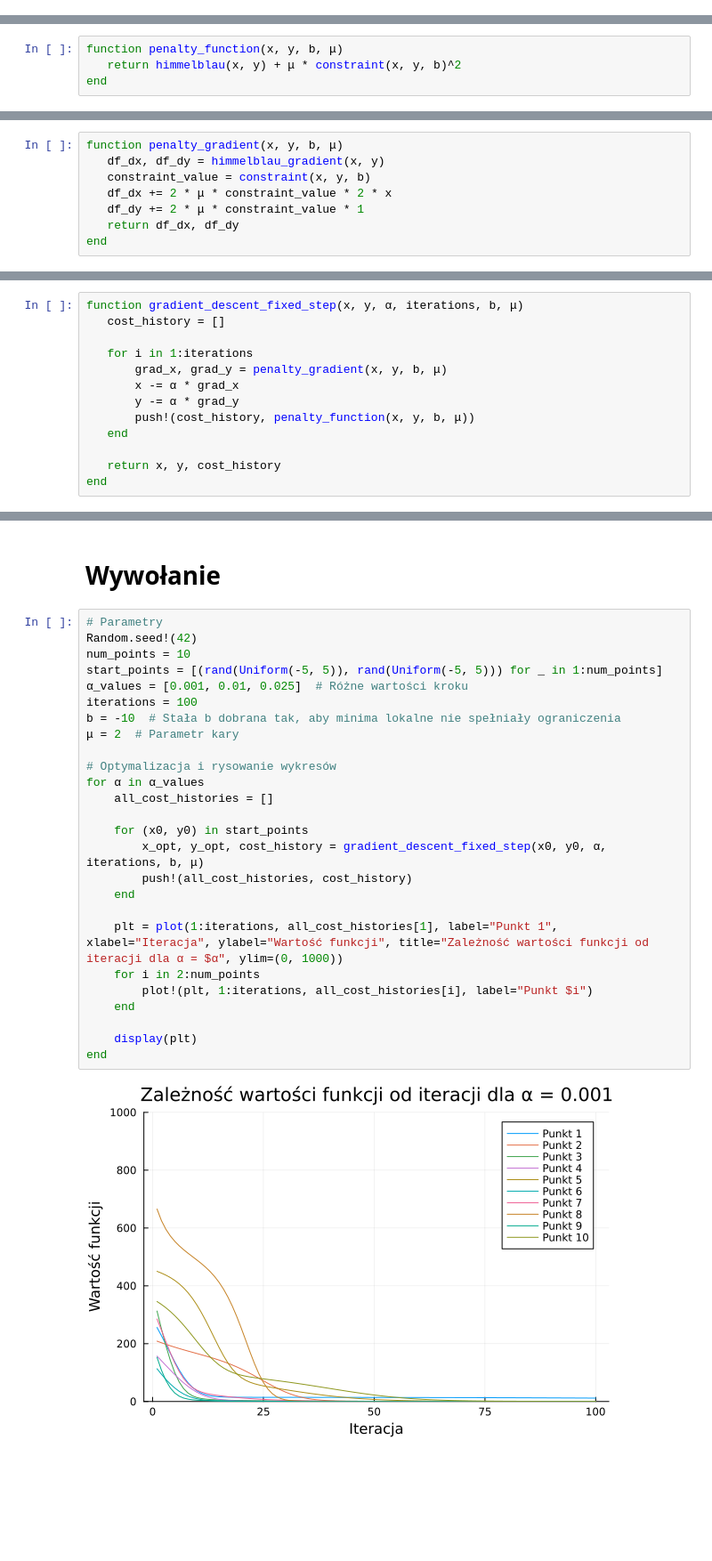
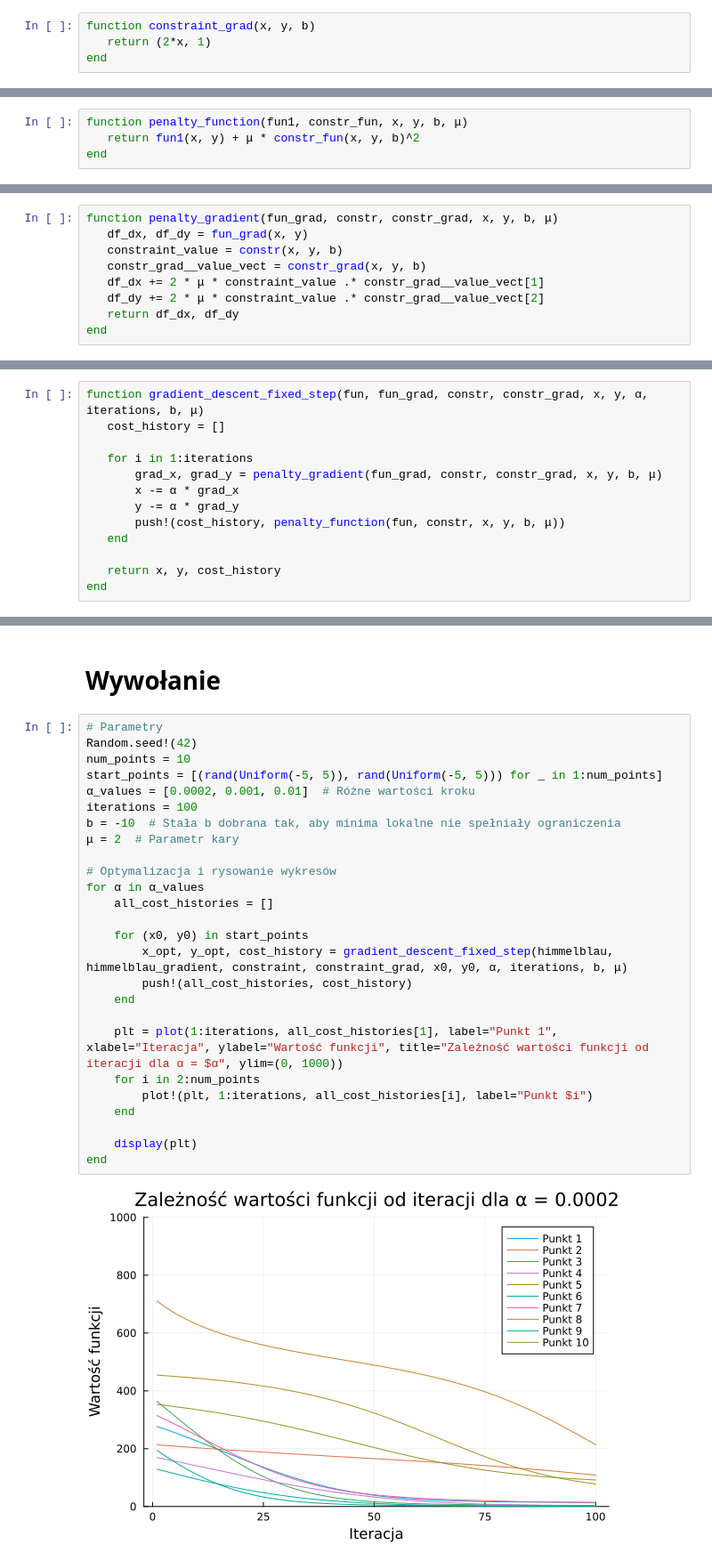
Before and after one commit to kKedaRr3/Metody-i-Algorytmy-Optymalizacji, a Jupyter notebook: lab02/zad2.ipynb, the cells around one changed output, grey strips where cells are left out. Shown: that part at 89% size. Drawn from its saved outputs; the diff is of its cells as text; blank space fills up the shorter version.

```diff
--- a/lab02/zad2.ipynb
+++ b/lab02/zad2.ipynb
@@ -57,3 +57,7 @@ function constraint(x, y, b)
 end
 # %% [output]
 constraint (generic function with 1 method)
+# %%
+function constraint_grad(x, y, b)
+   return (2*x, 1)
+end
@@ -62,19 +68,20 @@ constraint (generic function with 1 method)
 # %% [markdown]
 ## Funkcja kary
 # %%
-function penalty_function(x, y, b, μ)
-   return himmelblau(x, y) + μ * constraint(x, y, b)^2
+function penalty_function(fun1, constr_fun, x, y, b, μ)
+   return fun1(x, y) + μ * constr_fun(x, y, b)^2
 end
 # %% [output]
 penalty_function (generic function with 1 method)
 # %% [markdown]
 ## Gradient kary
 # %%
-function penalty_gradient(x, y, b, μ)
-   df_dx, df_dy = himmelblau_gradient(x, y)
-   constraint_value = constraint(x, y, b)
-   df_dx += 2 * μ * constraint_value * 2 * x
-   df_dy += 2 * μ * constraint_value * 1
+function penalty_gradient(fun_grad, constr, constr_grad, x, y, b, μ)
+   df_dx, df_dy = fun_grad(x, y)
+   constraint_value = constr(x, y, b)
+   constr_grad__value_vect = constr_grad(x, y, b)
+   df_dx += 2 * μ * constraint_value .* constr_grad__value_vect[1]
+   df_dy += 2 * μ * constraint_value .* constr_grad__value_vect[2]
    return df_dx, df_dy
 end
 # %% [output]
@@ -82,14 +89,14 @@ penalty_gradient (generic function with 1 method)
 # %% [markdown]
 # Metoda największego spadku ze stałym krokiem
 # %%
-function gradient_descent_fixed_step(x, y, α, iterations, b, μ)
+function gradient_descent_fixed_step(fun, fun_grad, constr, constr_grad, x, y, α, iterations, b, μ)
    cost_history = []
 
    for i in 1:iterations
-       grad_x, grad_y = penalty_gradient(x, y, b, μ)
+       grad_x, grad_y = penalty_gradient(fun_grad, constr, constr_grad, x, y, b, μ)
        x -= α * grad_x
        y -= α * grad_y
-       push!(cost_history, penalty_function(x, y, b, μ))
+       push!(cost_history, penalty_function(fun, constr, x, y, b, μ))
    end
 
    return x, y, cost_history
@@ -101,28 +108,28 @@ gradient_descent_fixed_step (generic function with 1 method)
 # %%
 # Parametry
 Random.seed!(42)
 num_points = 10
 start_points = [(rand(Uniform(-5, 5)), rand(Uniform(-5, 5))) for _ in 1:num_points]
-α_values = [0.001, 0.01, 0.025]  # Różne wartości kroku
+α_values = [0.0002, 0.001, 0.01]  # Różne wartości kroku
 iterations = 100
 b = -10  # Stała b dobrana tak, aby minima lokalne nie spełniały ograniczenia
 μ = 2  # Parametr kary
 
 # Optymalizacja i rysowanie wykresów
 for α in α_values
     all_cost_histories = []
 
     for (x0, y0) in start_points
-        x_opt, y_opt, cost_history = gradient_descent_fixed_step(x0, y0, α, iterations, b, μ)
+        x_opt, y_opt, cost_history = gradient_descent_fixed_step(himmelblau, himmelblau_gradient, constraint, constraint_grad, x0, y0, α, iterations, b, μ)
         push!(all_cost_histories, cost_history)
     end
 
     plt = plot(1:iterations, all_cost_histories[1], label="Punkt 1", xlabel="Iteracja", ylabel="Wartość funkcji", title="Zależność wartości funkcji od iteracji dla α = $α", ylim=(0, 1000))
     for i in 2:num_points
         plot!(plt, 1:iterations, all_cost_histories[i], label="Punkt $i")
     end
 
     display(plt)
 end
 # %% [output]
-[figure, old version]
+[figure, new version]
```
Also changed, not shown: parts of 2 cells of this notebook.
